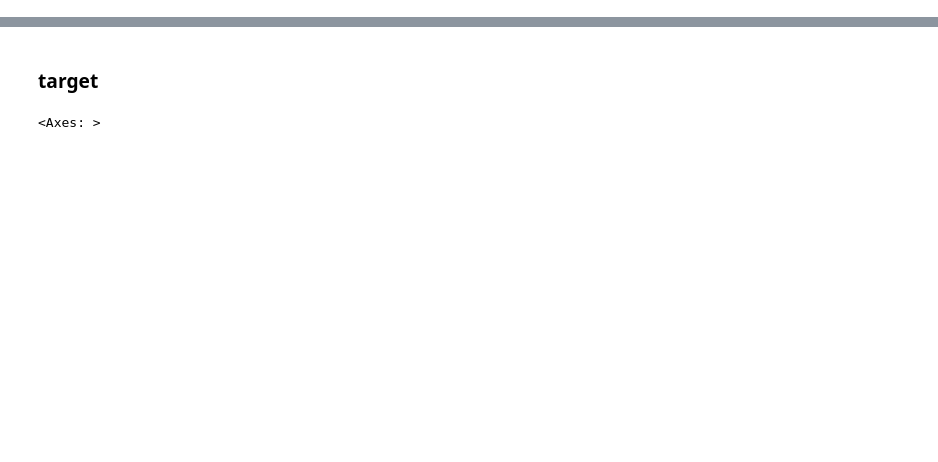
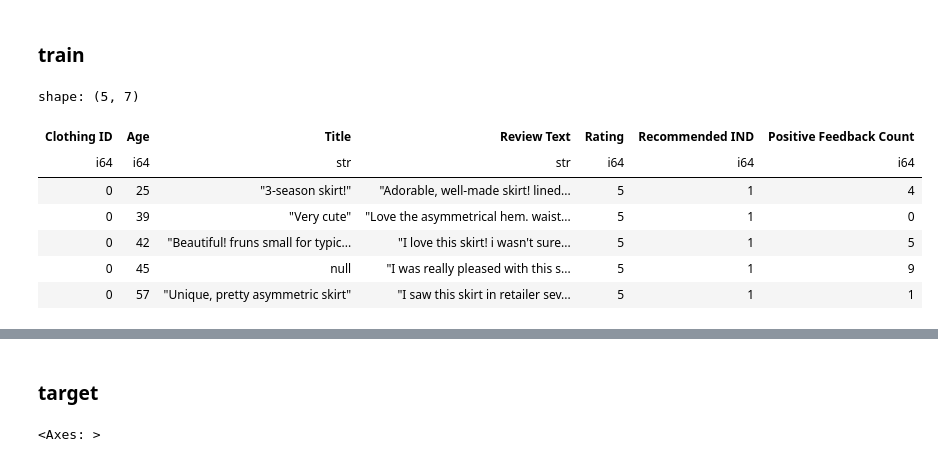
Before and after one commit to yumizu-da/atmaCup17, a Jupyter notebook: exp/000/eda.ipynb, the cells around one changed output, grey strips where cells are left out. Cells and saved outputs as stored; diff of their text form; code cells hidden in the pictures; blank space fills up the shorter version.

```diff
--- a/exp/000/eda.ipynb
+++ b/exp/000/eda.ipynb
@@ -126,0 +150,13 @@ draw_venn2(train_df, test_df, rows=3, columns=7, x_size=15, y_size=12)
+# %% [markdown]
+### train
+# %%
+train_df.head()
+# %% [output]
+shape: (5, 7)
+| Clothing ID | Age | Title | Review Text | Rating | Recommended IND | Positive Feedback Count |
+| i64 | i64 | str | str | i64 | i64 | i64 |
+| 0 | 25 | "3-season skirt!" | "Adorable, well-made skirt! lined... | 5 | 1 | 4 |
+| 0 | 39 | "Very cute" | "Love the asymmetrical hem. waist... | 5 | 1 | 0 |
+| 0 | 42 | "Beautiful! fruns small for typic... | "I love this skirt! i wasn't sure... | 5 | 1 | 5 |
+| 0 | 45 | null | "I was really pleased with this s... | 5 | 1 | 9 |
+| 0 | 57 | "Unique, pretty asymmetric skirt" | "I saw this skirt in retailer sev... | 5 | 1 | 1 |
```
Also changed, not shown: parts of 15 cells of this notebook, 1 other file.
